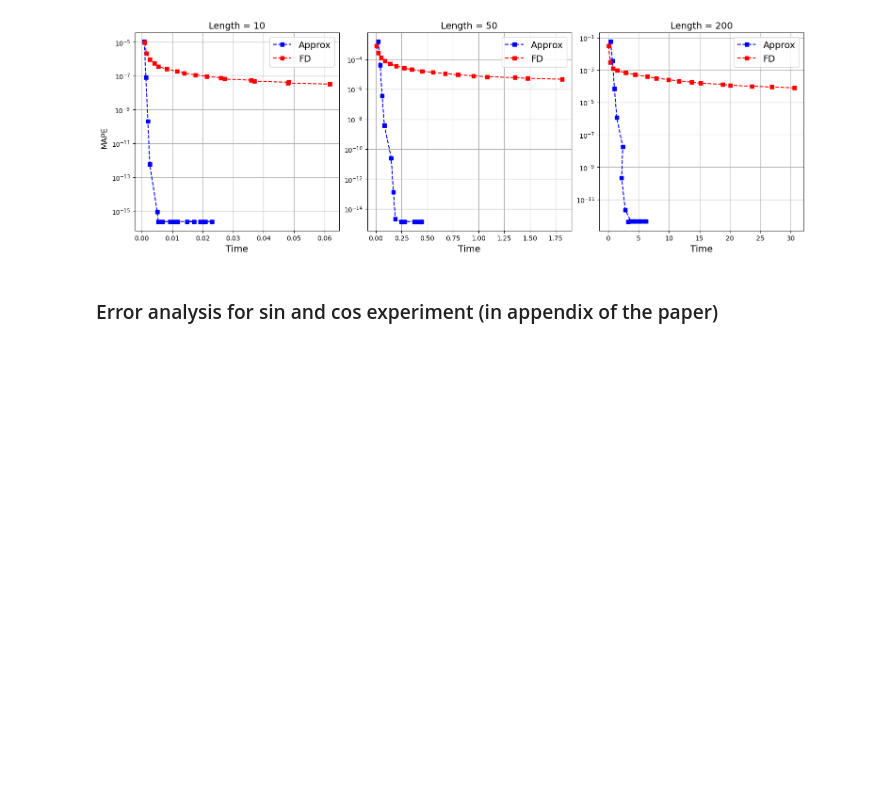
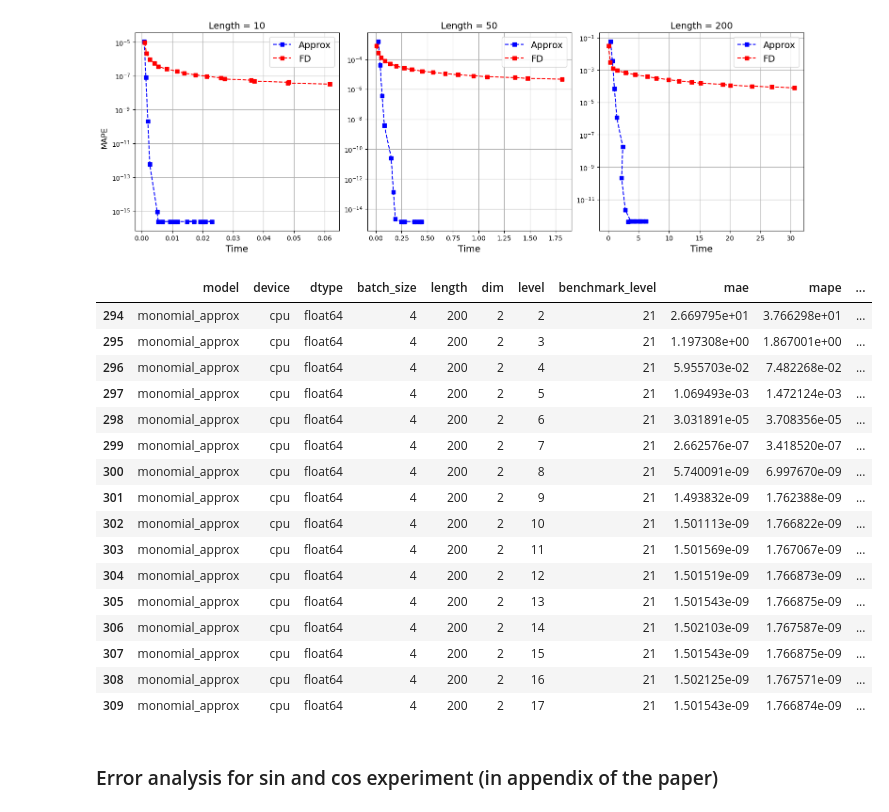
Before and after one commit to k-toshiro/polysigkernel_exp, a Jupyter notebook: experiments/plots.ipynb, the cells around one changed output. Saved outputs shown, nothing was run; the diff lists cells and outputs as text; code cells hidden in the pictures; blank space fills up the shorter version.

```diff
--- a/experiments/plots.ipynb
+++ b/experiments/plots.ipynb
@@ -76,6 +76,26 @@ plt.show()
 # %% [output]
 [figure]
 [figure]
+# %%
+error_bm_df[error_bm_df.dim == 2][error_bm_df.model == 'monomial_approx'][error_bm_df.length == 200]
+# %% [output]
+|  | model | device | dtype | batch_size | length | dim | level | benchmark_level | mae | mape | ... |
+| 294 | monomial_approx | cpu | float64 | 4 | 200 | 2 | 2 | 21 | 2.669795e+01 | 3.766298e+01 | ... |
+| 295 | monomial_approx | cpu | float64 | 4 | 200 | 2 | 3 | 21 | 1.197308e+00 | 1.867001e+00 | ... |
+| 296 | monomial_approx | cpu | float64 | 4 | 200 | 2 | 4 | 21 | 5.955703e-02 | 7.482268e-02 | ... |
+| 297 | monomial_approx | cpu | float64 | 4 | 200 | 2 | 5 | 21 | 1.069493e-03 | 1.472124e-03 | ... |
+| 298 | monomial_approx | cpu | float64 | 4 | 200 | 2 | 6 | 21 | 3.031891e-05 | 3.708356e-05 | ... |
+| 299 | monomial_approx | cpu | float64 | 4 | 200 | 2 | 7 | 21 | 2.662576e-07 | 3.418520e-07 | ... |
+| 300 | monomial_approx | cpu | float64 | 4 | 200 | 2 | 8 | 21 | 5.740091e-09 | 6.997670e-09 | ... |
+| 301 | monomial_approx | cpu | float64 | 4 | 200 | 2 | 9 | 21 | 1.493832e-09 | 1.762388e-09 | ... |
+| 302 | monomial_approx | cpu | float64 | 4 | 200 | 2 | 10 | 21 | 1.501113e-09 | 1.766822e-09 | ... |
+| 303 | monomial_approx | cpu | float64 | 4 | 200 | 2 | 11 | 21 | 1.501569e-09 | 1.767067e-09 | ... |
+| 304 | monomial_approx | cpu | float64 | 4 | 200 | 2 | 12 | 21 | 1.501519e-09 | 1.766873e-09 | ... |
+| 305 | monomial_approx | cpu | float64 | 4 | 200 | 2 | 13 | 21 | 1.501543e-09 | 1.766875e-09 | ... |
+| 306 | monomial_approx | cpu | float64 | 4 | 200 | 2 | 14 | 21 | 1.502103e-09 | 1.767587e-09 | ... |
+| 307 | monomial_approx | cpu | float64 | 4 | 200 | 2 | 15 | 21 | 1.501543e-09 | 1.766875e-09 | ... |
+| 308 | monomial_approx | cpu | float64 | 4 | 200 | 2 | 16 | 21 | 1.502125e-09 | 1.767571e-09 | ... |
+| 309 | monomial_approx | cpu | float64 | 4 | 200 | 2 | 17 | 21 | 1.501543e-09 | 1.766874e-09 | ... |
 # %% [markdown]
 ### Error analysis for sin and cos experiment (in appendix of the paper)
 # %%
```
Also changed, not shown: 4 other files.
